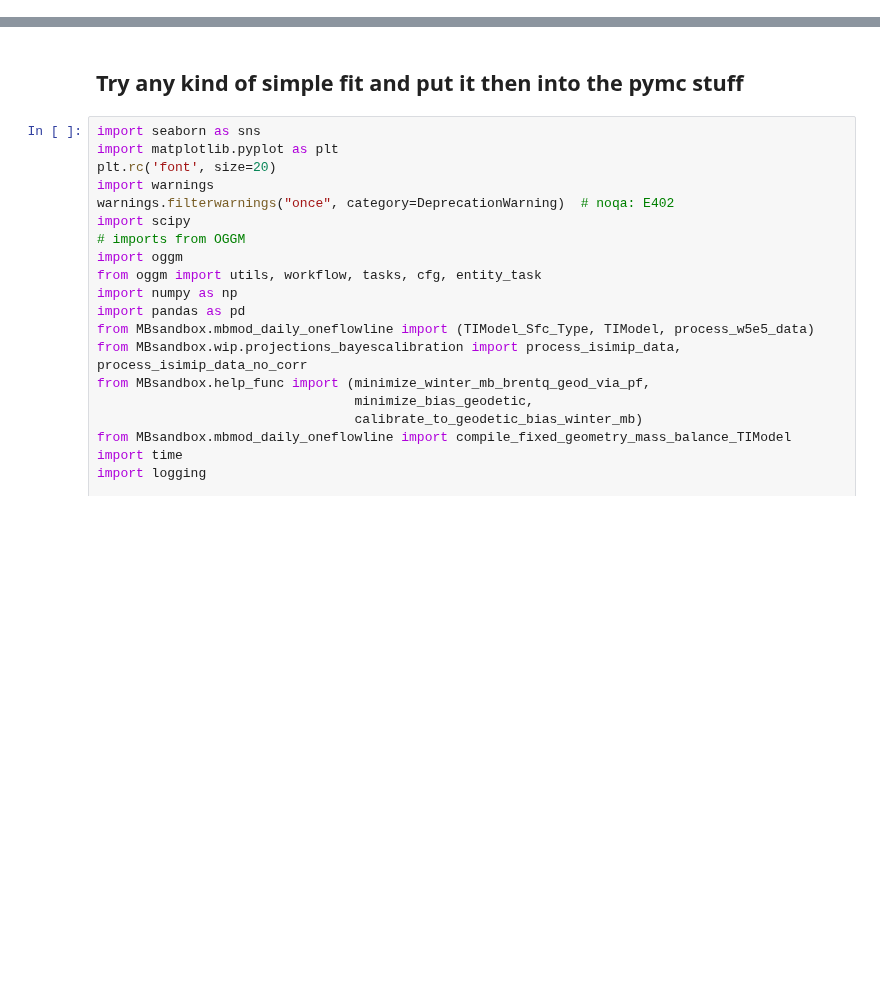
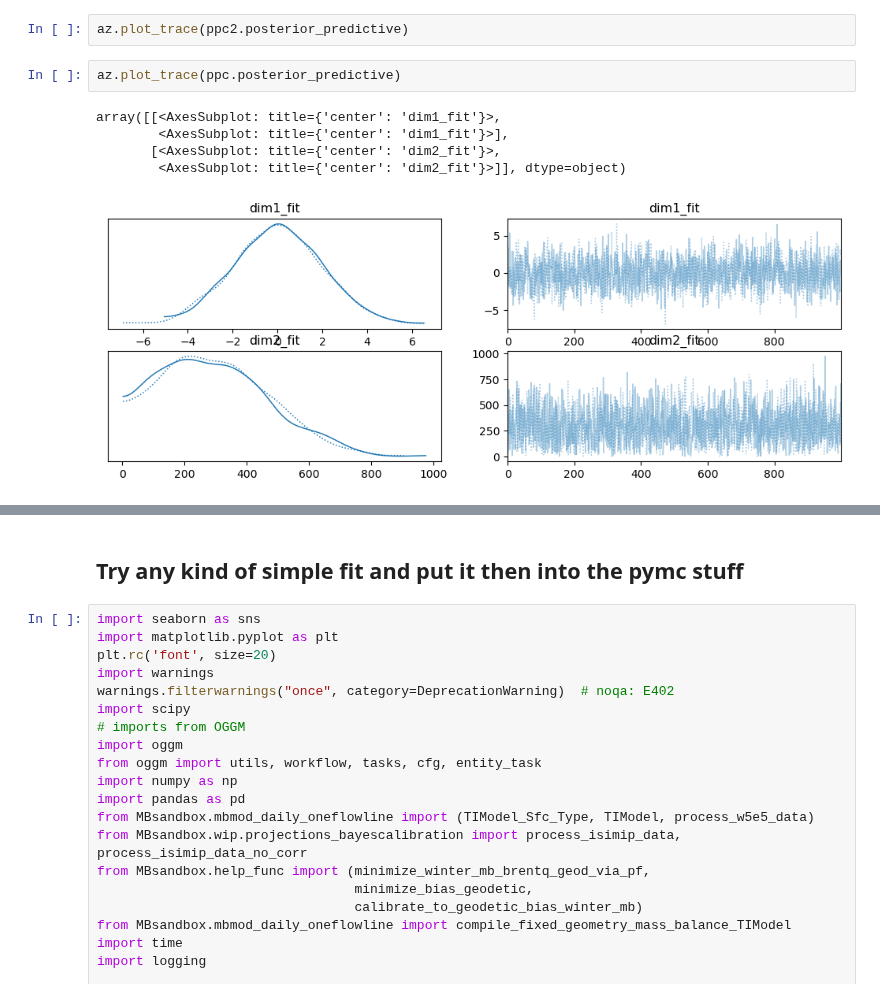
Before and after one commit to OGGM/massbalance-sandbox, a Jupyter notebook: docs/emulator_bayes_calib/bayes_calibration_w_simplified_emulator.ipynb, the cells around one changed output, grey strips where cells are left out. Drawn from its saved outputs; the diff is of its cells as text; blank space fills up the shorter version.

```diff
--- a/docs/emulator_bayes_calib/bayes_calibration_w_simplified_emulator.ipynb
+++ b/docs/emulator_bayes_calib/bayes_calibration_w_simplified_emulator.ipynb
@@ -0,0 +177,10 @@
+# %%
+az.plot_trace(ppc2.posterior_predictive)
+# %%
+az.plot_trace(ppc.posterior_predictive)
+# %% [output]
+array([[<AxesSubplot: title={'center': 'dim1_fit'}>,
+        <AxesSubplot: title={'center': 'dim1_fit'}>],
+       [<AxesSubplot: title={'center': 'dim2_fit'}>,
+        <AxesSubplot: title={'center': 'dim2_fit'}>]], dtype=object)
+[figure, added]
```
Also changed, not shown: parts of 41 cells of this notebook, 5 other files.
